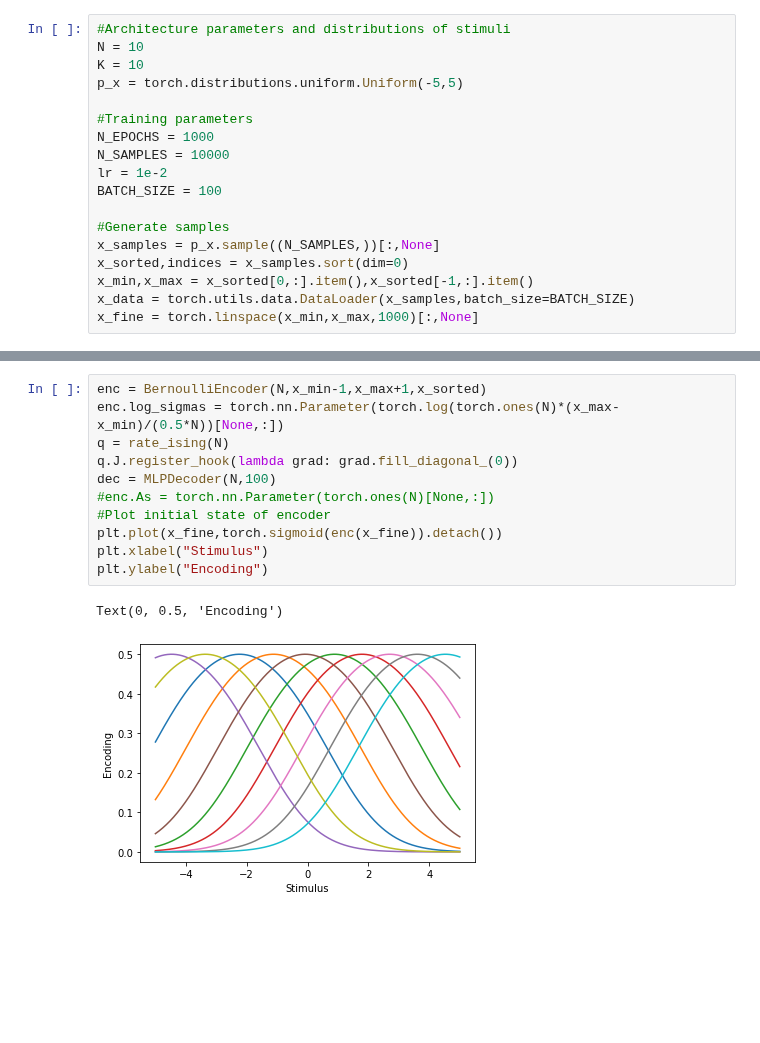
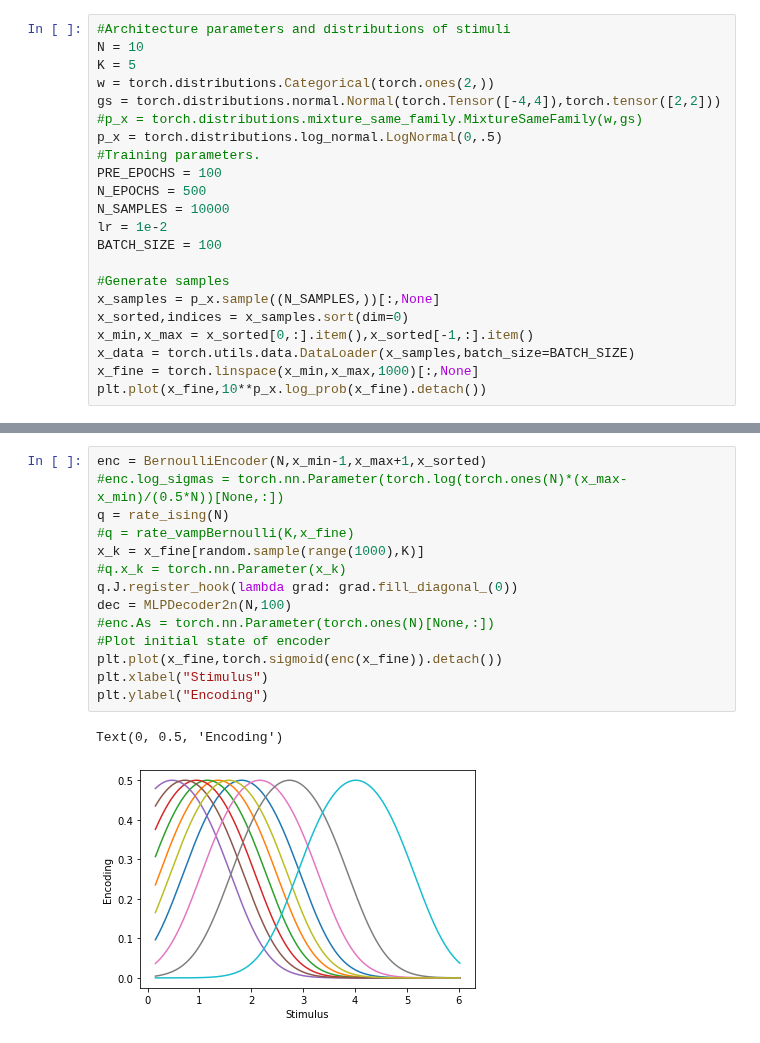
Before and after one commit to simonebmalerba/neural_VAE, a Jupyter notebook: ising_analytical.ipynb, the cells around one changed output, grey strips where cells are left out. Cells and saved outputs as stored; diff of their text form; blank space fills up the shorter version.

```diff
--- a/ising_analytical.ipynb
+++ b/ising_analytical.ipynb
@@ -12,11 +28,14 @@ import random
 # %%
 #Architecture parameters and distributions of stimuli
 N = 10
-K = 10
-p_x = torch.distributions.uniform.Uniform(-5,5)
-
-#Training parameters
-N_EPOCHS = 1000
+K = 5
+w = torch.distributions.Categorical(torch.ones(2,))
+gs = torch.distributions.normal.Normal(torch.Tensor([-4,4]),torch.tensor([2,2]))
+#p_x = torch.distributions.mixture_same_family.MixtureSameFamily(w,gs)
+p_x = torch.distributions.log_normal.LogNormal(0,.5)
+#Training parameters.
+PRE_EPOCHS = 100
+N_EPOCHS = 500
 N_SAMPLES = 10000
 lr = 1e-2
 BATCH_SIZE = 100
@@ -27,3 +46,4 @@ x_sorted,indices = x_samples.sort(dim=0)
 x_min,x_max = x_sorted[0,:].item(),x_sorted[-1,:].item()
 x_data = torch.utils.data.DataLoader(x_samples,batch_size=BATCH_SIZE)
 x_fine = torch.linspace(x_min,x_max,1000)[:,None]
+plt.plot(x_fine,10**p_x.log_prob(x_fine).detach())
@@ -30,15 +53,18 @@ x_fine = torch.linspace(x_min,x_max,1000)[:,None]
 # %%
 enc = BernoulliEncoder(N,x_min-1,x_max+1,x_sorted)
-enc.log_sigmas = torch.nn.Parameter(torch.log(torch.ones(N)*(x_max-x_min)/(0.5*N))[None,:])
+#enc.log_sigmas = torch.nn.Parameter(torch.log(torch.ones(N)*(x_max-x_min)/(0.5*N))[None,:])
 q = rate_ising(N)
+#q = rate_vampBernoulli(K,x_fine)
+x_k = x_fine[random.sample(range(1000),K)]
+#q.x_k = torch.nn.Parameter(x_k)
 q.J.register_hook(lambda grad: grad.fill_diagonal_(0))
-dec = MLPDecoder(N,100)
+dec = MLPDecoder2n(N,100)
 #enc.As = torch.nn.Parameter(torch.ones(N)[None,:])
 #Plot initial state of encoder
 plt.plot(x_fine,torch.sigmoid(enc(x_fine)).detach())
 plt.xlabel("Stimulus")
 plt.ylabel("Encoding")
 # %% [output]
 Text(0, 0.5, 'Encoding')
-[figure, old version]
+[figure, new version]
 # %%
```
Also changed, not shown: parts of 28 cells of this notebook, 1 other file.
